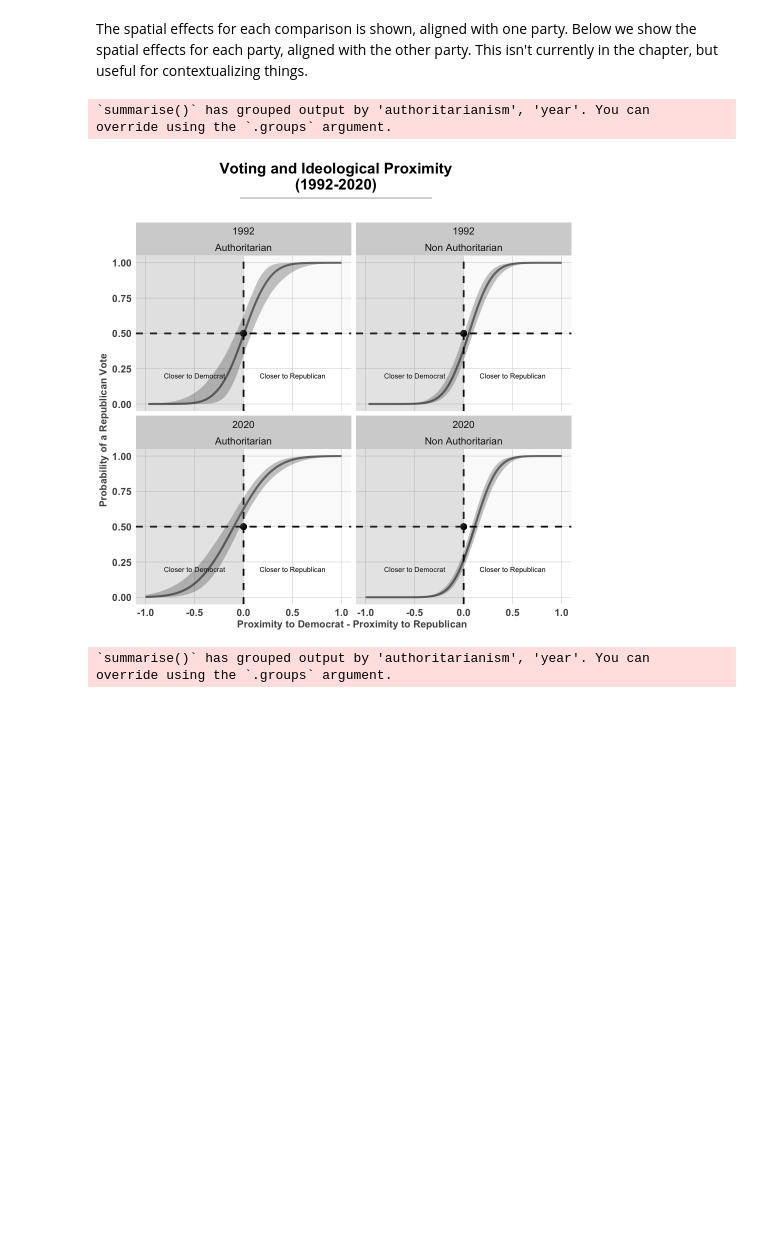
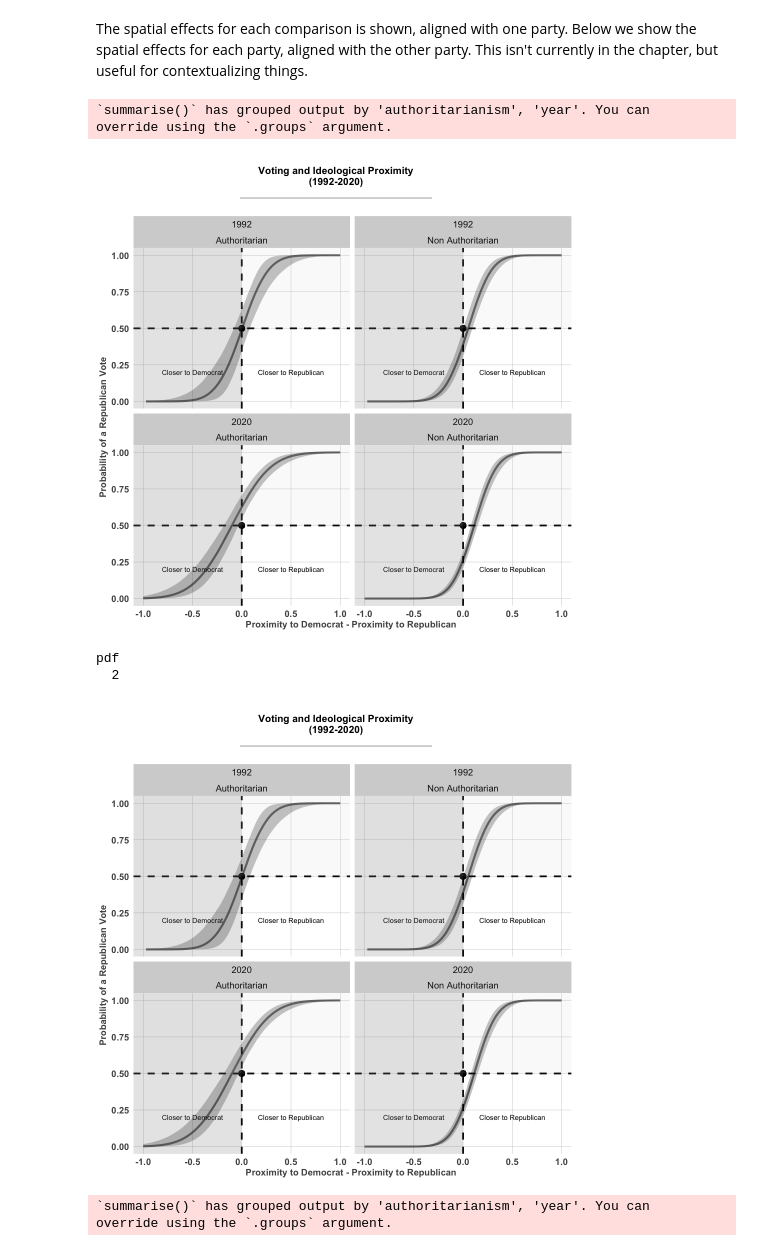
Before and after one commit to crweber9874/authoritarianism_uspolitics, a Jupyter notebook: Chapter Analysis/Chapter 8 Analysis/post_process.ipynb, the cells around one changed output. Drawn from its saved outputs; the diff is of its cells as text; code cells hidden in the pictures; blank space fills up the shorter version.

```diff
--- a/Chapter Analysis/Chapter 8 Analysis/post_process.ipynb
+++ b/Chapter Analysis/Chapter 8 Analysis/post_process.ipynb
@@ -421,7 +412,7 @@ ch8models[["filteredData"]] %>%
     female = mean(female, na.rm = TRUE), age = mean(age, na.rm = TRUE), college = mean(college, na.rm = TRUE), income = mean(income, na.rm =TRUE), catholic = mean(catholic, na.rm  = TRUE), jewish = mean(jewish, na.rm  = TRUE), other = mean(other, na.rm = TRUE)
   )   %>%
   mutate(authoritarianism2 = authoritarianism * authoritarianism) %>%
-  add_epred_draws(my_list[["model"]]) %>%
+  add_epred_draws(ch8models[["spatialModel"]]) %>%
   mutate(probability = .epred) %>%
   group_by(authoritarianism, year, diffOfdiff) %>%
   filter(year ==1992 | year == 2020) %>%
@@ -447,35 +438,42 @@ ch8models[["filteredData"]] %>%
   annotate("rect", xmin = -Inf, xmax = 0, ymin = -Inf, ymax = Inf, alpha = 0.1, fill = "black") +
   annotate("text", x = -0.5, y = 0.2, label = "Closer to Democrat", size = 3, color = "black") +
   # shade everything to the left of the vertical line, light gray
   annotate("rect", xmin = -Inf, xmax = 0, ymin = -Inf, ymax = Inf, alpha = 0.1, fill = "lightgrey") +
   # label the shaded area "Closer to Democratic Candidate"
   annotate("text", x = 0.5, y = 0.2, label = "Closer to Republican", size = 3, color = "black") +
   # color everything above 0.5 as light red
   annotate("rect", xmin = -Inf, xmax = Inf, ymin = 0.5, ymax = Inf, alpha = 0.1, fill = "lightgrey") +
   theme(strip.background = element_rect(fill = "lightgrey")) -> p1
 
 # Combine the plots
 combined_plot <- plot_grid(p1, nrow = 1, ncol = 1)
 
 combined_plot <- ggdraw(combined_plot) +
   draw_line(x = c(0.3, 0.7), y = c(0.999, 0.999), color = "lightgrey", size = 1)
 
 
 # Add the main title
 main_title <- ggdraw() +
-  draw_label("Voting and Ideological Proximity\n(1992-2020)", fontface = "bold", size = 18, x = 0.5, y = 0.5, hjust = 0.5)
+  draw_label("Voting and Ideological Proximity\n(1992-2020)", fontface = "bold", size = 12, x = 0.5, y = 0.5, hjust = 0.5)
 
 # Combine the main title, combined plot, and caption
 final_plot <- plot_grid(main_title, combined_plot,
   ncol = 1,
   rel_heights = c(.1, 1)
 )
 
 final_plot
+
+png("/Users/Chris/Dropbox/github_repos/Authoritarianism_book/authoritarianism_uspolitics/images/f8.4.png", width = 6, height = 6, units = "in", res = 300)
+print(final_plot)
+dev.off()
 # %% [output]
 `summarise()` has grouped output by 'authoritarianism', 'year'. You can
 override using the `.groups` argument.
-[figure, old version]
+[figure, new version]
+pdf
+  2
+[figure, added]
 # %%
 ch8models[["filteredData"]] %>%
   group_by(year) %>%
```
Also changed, not shown: parts of 11 cells of this notebook, 30 other files.
